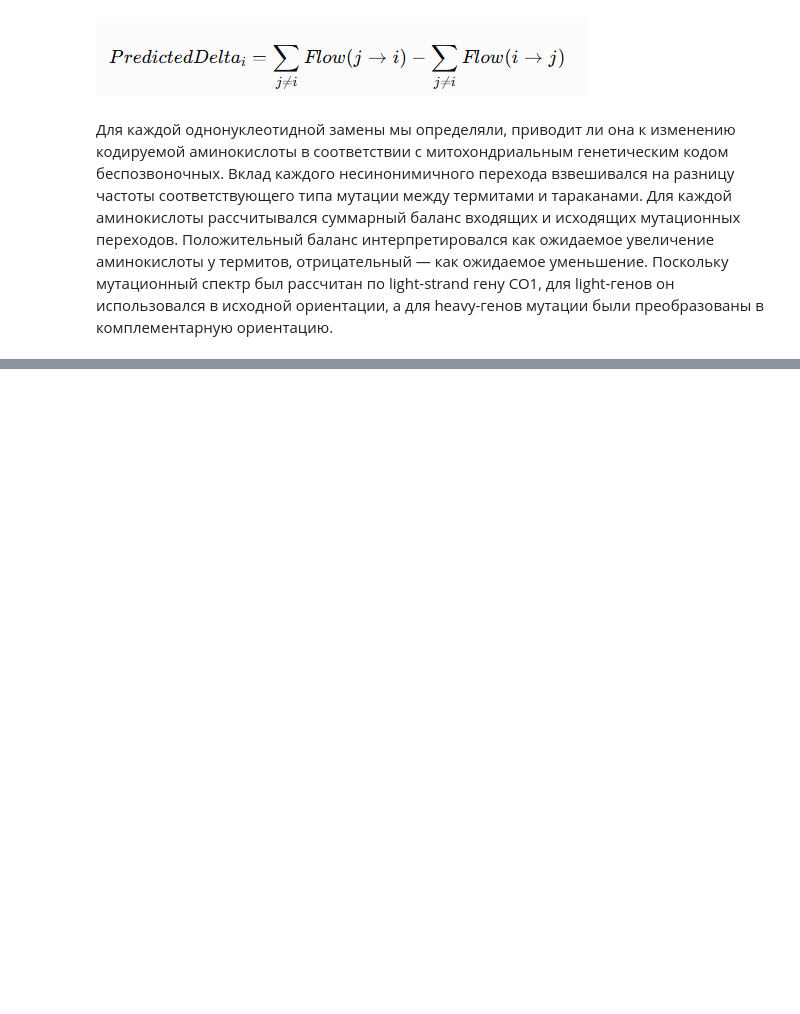
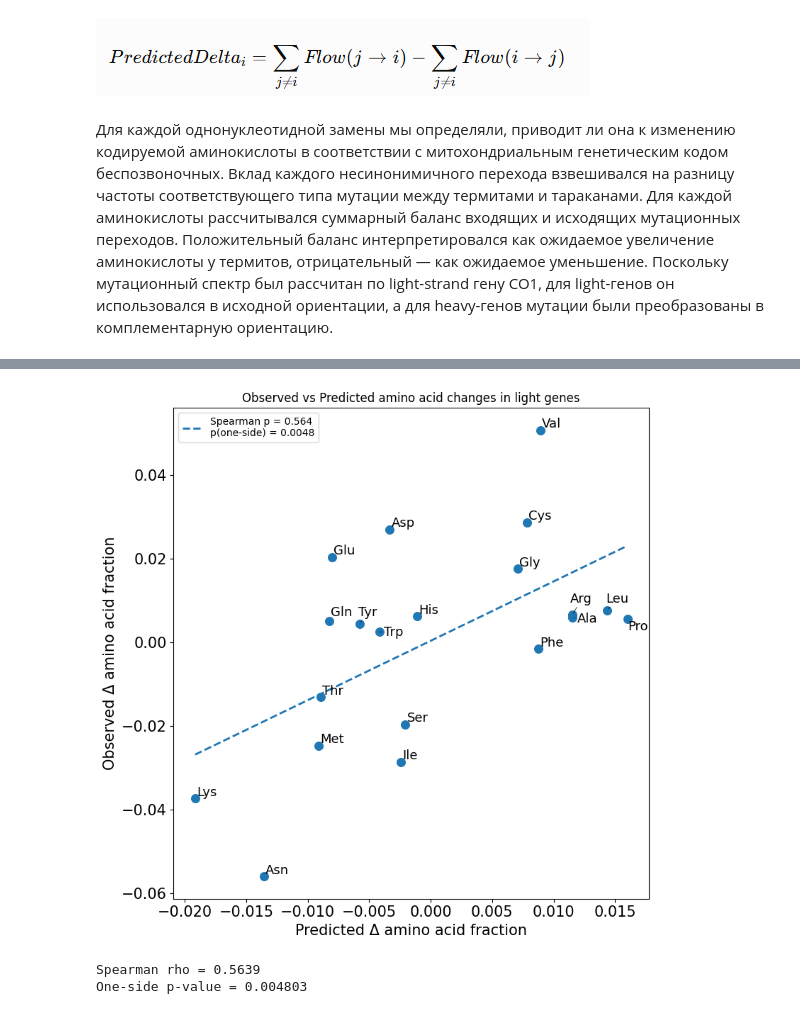
Before and after one commit to mitoclub/mutspec_insecta_paper, a Jupyter notebook: cod/aa_difference.ipynb, the cells around one changed output, grey strips where cells are left out. Cells and saved outputs as stored; diff of their text form; code cells hidden in the pictures; blank space fills up the shorter version.

```diff
--- a/cod/aa_difference.ipynb
+++ b/cod/aa_difference.ipynb
@@ -1066,0 +1120,52 @@ aa_effect["E"] += contribution
+# %%
+# Данные
+x = light_aa_summary["predicted_delta"]
+y = light_aa_summary["observed_delta"]
+
+# Линейная регрессия
+rho, p = spearmanr(x, y, alternative="greater")
+
+# Линия регрессии
+#x_line = sorted(x)
+#y_line = [slope * xi + intercept for xi in x_line]
+
+# График
+plt.figure(figsize=(8, 8))
+
+plt.scatter(x, y, s=70)
+
+coef = np.polyfit(x, y, 1)
+x_line = np.linspace(x.min(), x.max(), 100)
+
+plt.plot(x_line, coef[0] * x_line + coef[1],
+         linestyle='--',
+         linewidth=2,
+         label=f"Spearman p = {rho:.3f}\np(one-side) = {p:.3g}")
+
+# Подписи аминокислот
+texts = []
+for _, row in light_aa_summary.iterrows():
+    texts.append(
+    plt.text(row["predicted_delta"],
+             row["observed_delta"],
+             row["amino_acid_name"],
+             fontsize=13))
+adjust_text(texts, arrowprops=dict(arrowstyle = "-", lw=0.5))
+
+plt.xticks(fontsize=15)
+plt.yticks(fontsize=15)
+plt.xlabel("Predicted Δ amino acid fraction",fontsize=15)
+plt.ylabel("Observed Δ amino acid fraction",fontsize=15)
+plt.title("Observed vs Predicted amino acid changes in light genes")
+plt.legend()
+plt.tight_layout()
+
+plt.savefig('../figures/aa_changes_corr_light_spermn.pdf', dpi=300, bbox_inches = 'tight')
+plt.show()
+
+print(f"Spearman rho = {rho:.4f}")
+print(f"One-side p-value = {p:.4g}")
+# %% [output]
+[figure, added]
+Spearman rho = 0.5639
+One-side p-value = 0.004803
```
Also changed, not shown: parts of 7 cells of this notebook.
